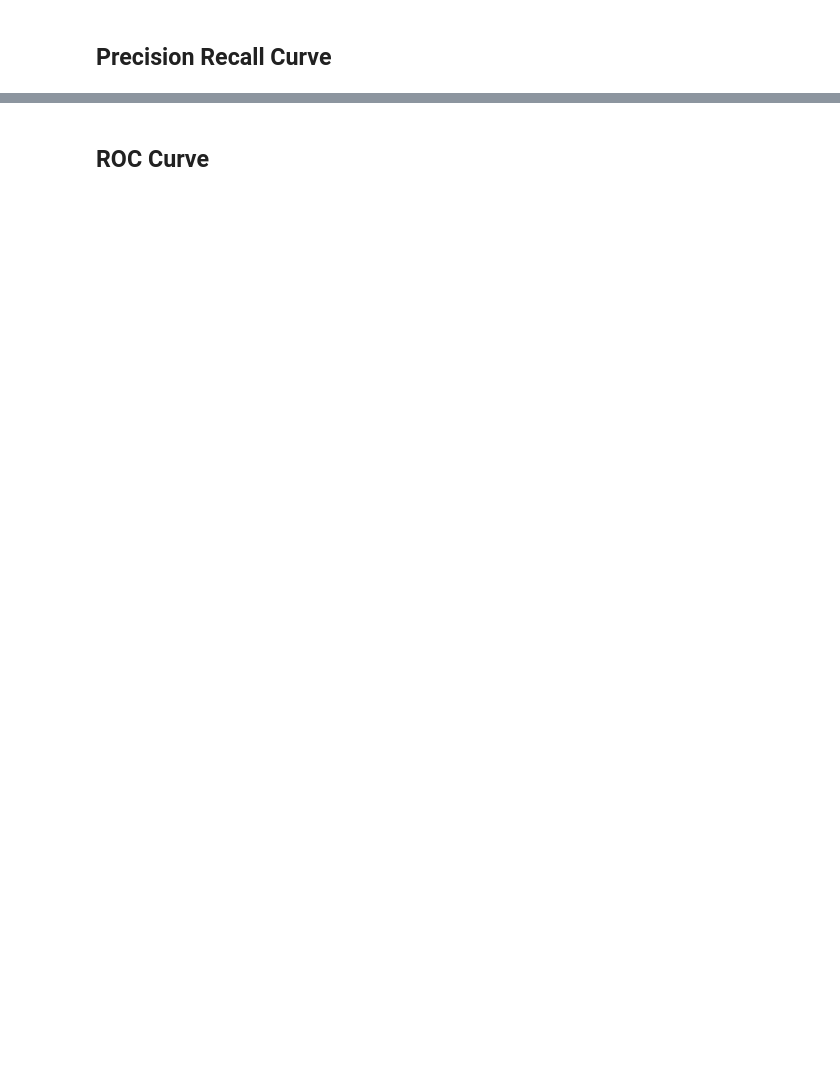
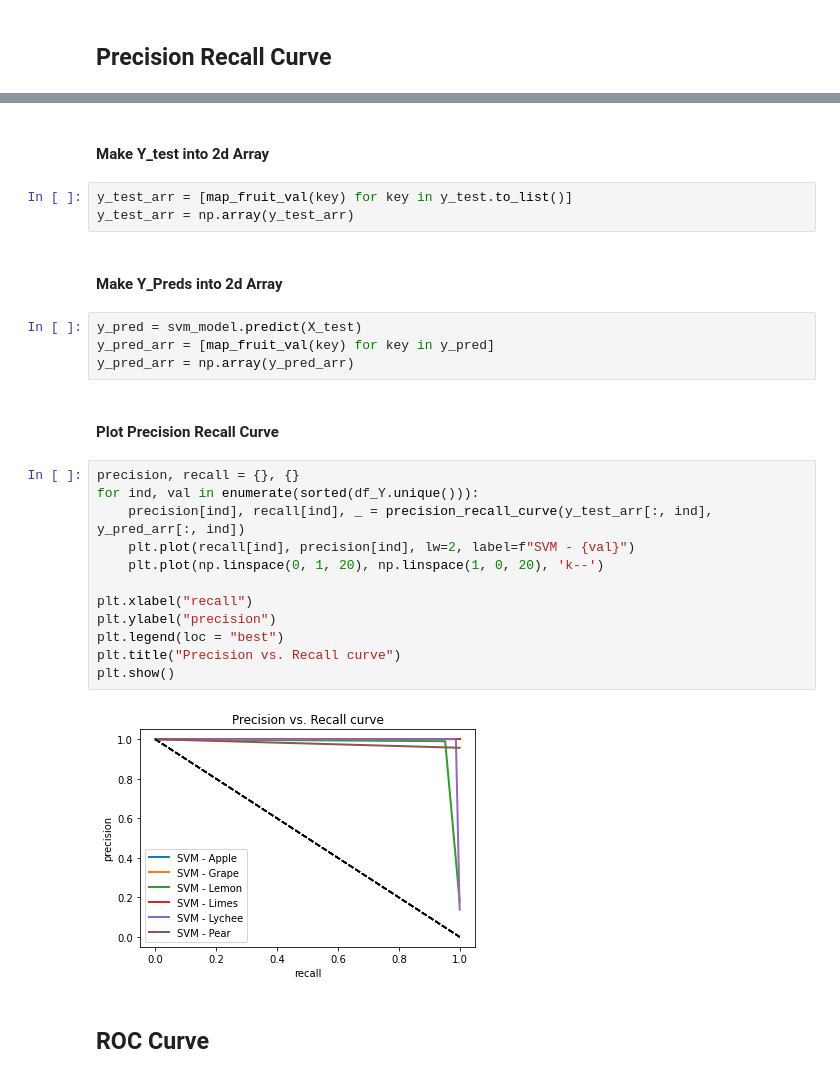
Before and after one commit to Neix20/MiniProject, a Jupyter notebook: Train_Test_Model (Color, Texture and Shape Features).ipynb, the cells around one changed output, grey strips where cells are left out. Cells and saved outputs as stored; diff of their text form; blank space fills up the shorter version.

```diff
--- a/Train_Test_Model (Color, Texture and Shape Features).ipynb
+++ b/Train_Test_Model (Color, Texture and Shape Features).ipynb
@@ -307,3 +261,30 @@ plt.show()
+# %% [markdown]
+#### Make Y_test into 2d Array
+# %%
+y_test_arr = [map_fruit_val(key) for key in y_test.to_list()]
+y_test_arr = np.array(y_test_arr)
+# %% [markdown]
+#### Make Y_Preds into 2d Array
+# %%
+y_pred = svm_model.predict(X_test)
+y_pred_arr = [map_fruit_val(key) for key in y_pred]
+y_pred_arr = np.array(y_pred_arr)
+# %% [markdown]
+#### Plot Precision Recall Curve
+# %%
+precision, recall = {}, {}
+for ind, val in enumerate(sorted(df_Y.unique())):
+    precision[ind], recall[ind], _ = precision_recall_curve(y_test_arr[:, ind], y_pred_arr[:, ind])
+    plt.plot(recall[ind], precision[ind], lw=2, label=f"SVM - {val}")
+    plt.plot(np.linspace(0, 1, 20), np.linspace(1, 0, 20), 'k--')
+
+plt.xlabel("recall")
+plt.ylabel("precision")
+plt.legend(loc = "best")
+plt.title("Precision vs. Recall curve")
+plt.show()
+# %% [output]
+[figure, added]
 # %% [markdown]
 ## ROC Curve
 # %%
```
Also changed, not shown: parts of 14 cells of this notebook, 10 other files.
